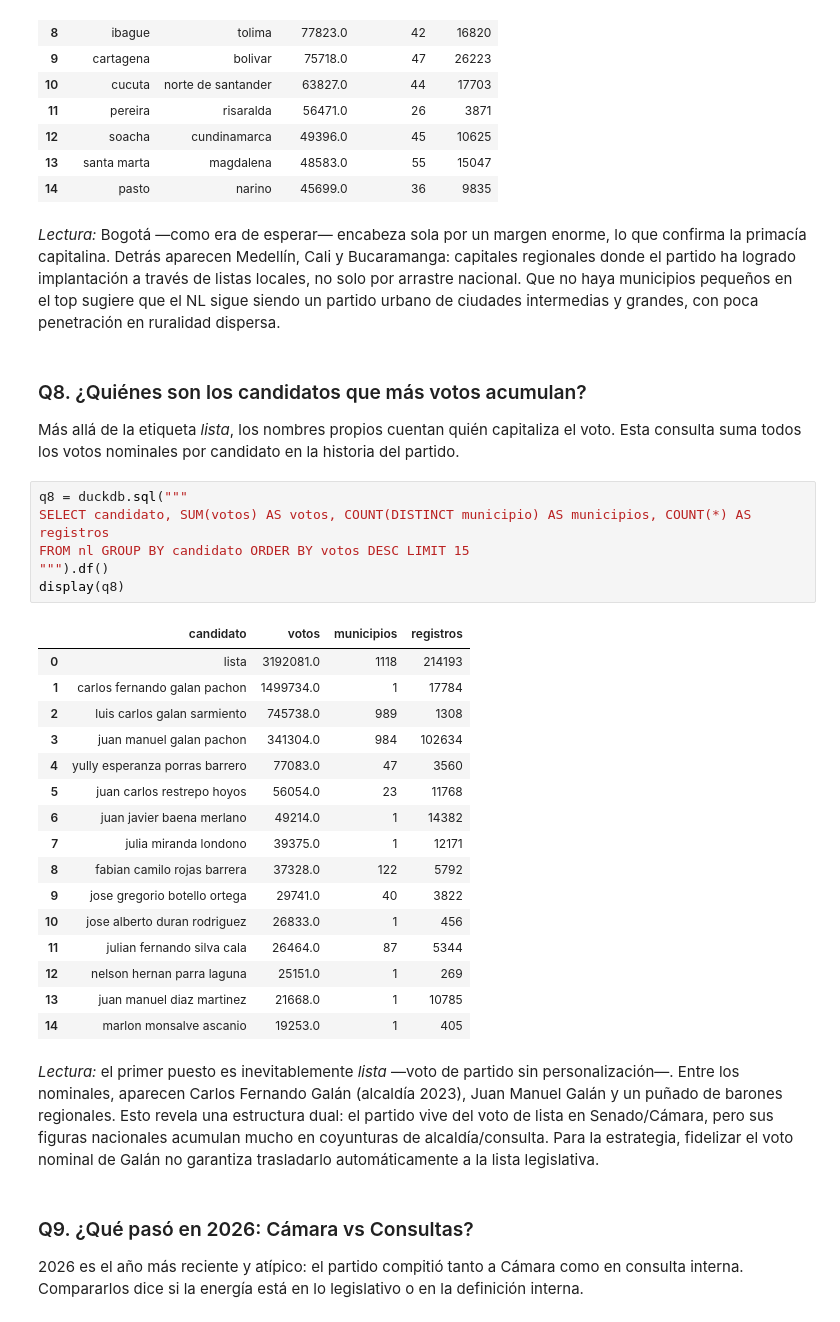
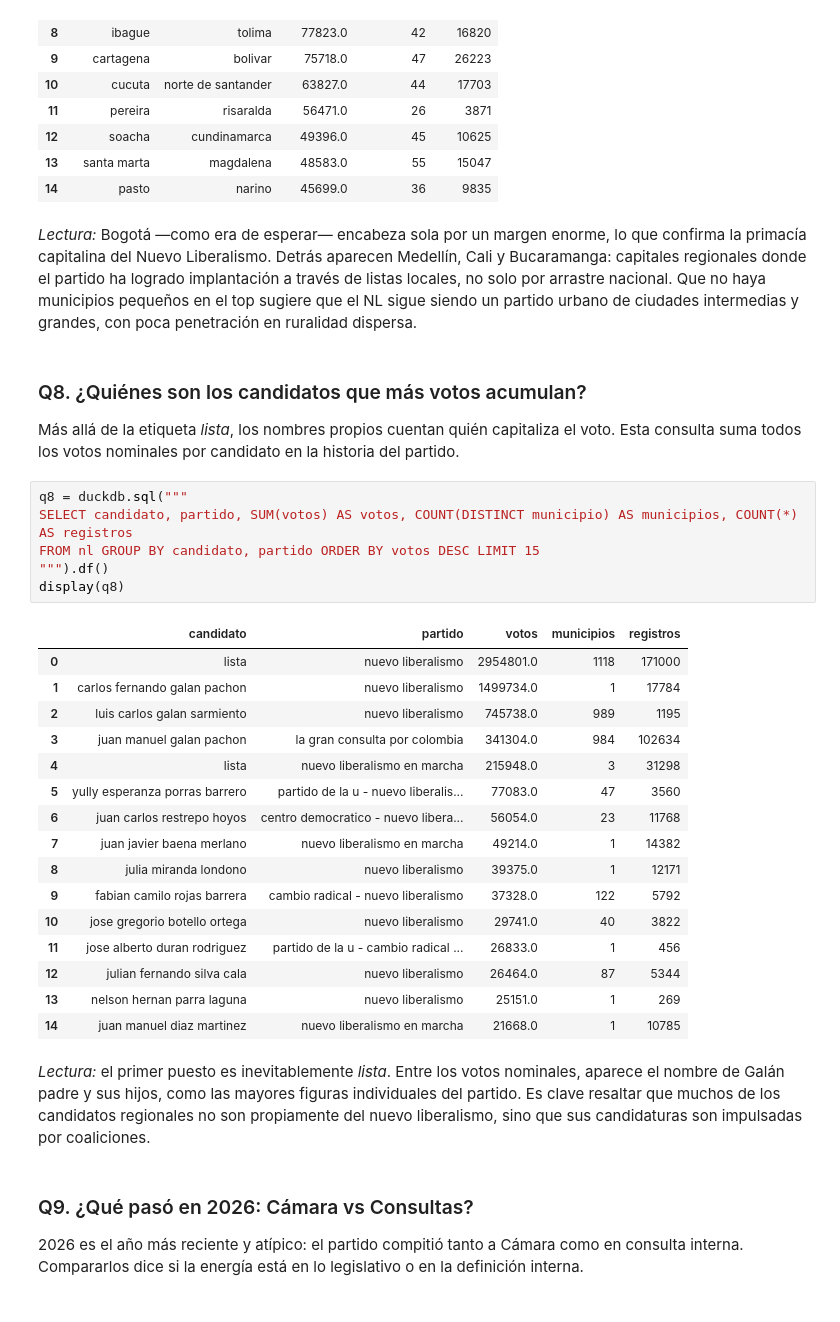
Before and after one commit to luisangelquezada88-netizen/analitica-electoral-nuevo-liberalismo, a Jupyter notebook: notebooks/02_eda_geoespacial.ipynb, the cells around one changed output. Drawn from its saved outputs; the diff is of its cells as text.

```diff
--- a/notebooks/02_eda_geoespacial.ipynb
+++ b/notebooks/02_eda_geoespacial.ipynb
@@ -378,36 +376,36 @@ display(q7)
 | 13 | santa marta | magdalena | 48583.0 | 55 | 15047 |
 | 14 | pasto | narino | 45699.0 | 36 | 9835 |
 # %% [markdown]
-*Lectura:* Bogotá —como era de esperar— encabeza sola por un margen enorme, lo que confirma la primacía capitalina. Detrás aparecen Medellín, Cali y Bucaramanga: capitales regionales donde el partido ha logrado implantación a través de listas locales, no solo por arrastre nacional. Que no haya municipios pequeños en el top sugiere que el NL sigue siendo un partido urbano de ciudades intermedias y grandes, con poca penetración en ruralidad dispersa.
+*Lectura:* Bogotá —como era de esperar— encabeza sola por un margen enorme, lo que confirma la primacía capitalina del Nuevo Liberalismo. Detrás aparecen Medellín, Cali y Bucaramanga: capitales regionales donde el partido ha logrado implantación a través de listas locales, no solo por arrastre nacional. Que no haya municipios pequeños en el top sugiere que el NL sigue siendo un partido urbano de ciudades intermedias y grandes, con poca penetración en ruralidad dispersa.
 # %% [markdown]
 ### Q8. ¿Quiénes son los candidatos que más votos acumulan?
 
 Más allá de la etiqueta *lista*, los nombres propios cuentan quién capitaliza el voto. Esta consulta suma todos los votos nominales por candidato en la historia del partido.
 # %%
 q8 = duckdb.sql("""
-SELECT candidato, SUM(votos) AS votos, COUNT(DISTINCT municipio) AS municipios, COUNT(*) AS registros
-FROM nl GROUP BY candidato ORDER BY votos DESC LIMIT 15
+SELECT candidato, partido, SUM(votos) AS votos, COUNT(DISTINCT municipio) AS municipios, COUNT(*) AS registros
+FROM nl GROUP BY candidato, partido ORDER BY votos DESC LIMIT 15
 """).df()
 display(q8)
 # %% [output]
-|  | candidato | votos | municipios | registros |
-| 0 | lista | 3192081.0 | 1118 | 214193 |
-| 1 | carlos fernando galan pachon | 1499734.0 | 1 | 17784 |
-| 2 | luis carlos galan sarmiento | 745738.0 | 989 | 1308 |
-| 3 | juan manuel galan pachon | 341304.0 | 984 | 102634 |
-| 4 | yully esperanza porras barrero | 77083.0 | 47 | 3560 |
-| 5 | juan carlos restrepo hoyos | 56054.0 | 23 | 11768 |
-| 6 | juan javier baena merlano | 49214.0 | 1 | 14382 |
-| 7 | julia miranda londono | 39375.0 | 1 | 12171 |
-| 8 | fabian camilo rojas barrera | 37328.0 | 122 | 5792 |
-| 9 | jose gregorio botello ortega | 29741.0 | 40 | 3822 |
-| 10 | jose alberto duran rodriguez | 26833.0 | 1 | 456 |
-| 11 | julian fernando silva cala | 26464.0 | 87 | 5344 |
-| 12 | nelson hernan parra laguna | 25151.0 | 1 | 269 |
-| 13 | juan manuel diaz martinez | 21668.0 | 1 | 10785 |
-| 14 | marlon monsalve ascanio | 19253.0 | 1 | 405 |
+|  | candidato | partido | votos | municipios | registros |
+| 0 | lista | nuevo liberalismo | 2954801.0 | 1118 | 171000 |
+| 1 | carlos fernando galan pachon | nuevo liberalismo | 1499734.0 | 1 | 17784 |
+| 2 | luis carlos galan sarmiento | nuevo liberalismo | 745738.0 | 989 | 1195 |
+| 3 | juan manuel galan pachon | la gran consulta por colombia | 341304.0 | 984 | 102634 |
+| 4 | lista | nuevo liberalismo en marcha | 215948.0 | 3 | 31298 |
+| 5 | yully esperanza porras barrero | partido de la u - nuevo liberalis... | 77083.0 | 47 | 3560 |
+| 6 | juan carlos restrepo hoyos | centro democratico - nuevo libera... | 56054.0 | 23 | 11768 |
+| 7 | juan javier baena merlano | nuevo liberalismo en marcha | 49214.0 | 1 | 14382 |
+| 8 | julia miranda londono | nuevo liberalismo | 39375.0 | 1 | 12171 |
+| 9 | fabian camilo rojas barrera | cambio radical - nuevo liberalismo | 37328.0 | 122 | 5792 |
+| 10 | jose gregorio botello ortega | nuevo liberalismo | 29741.0 | 40 | 3822 |
+| 11 | jose alberto duran rodriguez | partido de la u - cambio radical ... | 26833.0 | 1 | 456 |
+| 12 | julian fernando silva cala | nuevo liberalismo | 26464.0 | 87 | 5344 |
+| 13 | nelson hernan parra laguna | nuevo liberalismo | 25151.0 | 1 | 269 |
+| 14 | juan manuel diaz martinez | nuevo liberalismo en marcha | 21668.0 | 1 | 10785 |
 # %% [markdown]
-*Lectura:* el primer puesto es inevitablemente *lista* —voto de partido sin personalización—. Entre los nominales, aparecen Carlos Fernando Galán (alcaldía 2023), Juan Manuel Galán y un puñado de barones regionales. Esto revela una estructura dual: el partido vive del voto de lista en Senado/Cámara, pero sus figuras nacionales acumulan mucho en coyunturas de alcaldía/consulta. Para la estrategia, fidelizar el voto nominal de Galán no garantiza trasladarlo automáticamente a la lista legislativa.
+*Lectura:* el primer puesto es inevitablemente *lista*. Entre los votos nominales, aparece el nombre de Galán padre y sus hijos, como las mayores figuras individuales del partido. Es clave resaltar que muchos de los candidatos regionales no son propiamente del nuevo liberalismo, sino que sus candidaturas son impulsadas por coaliciones.
 # %% [markdown]
 ### Q9. ¿Qué pasó en 2026: Cámara vs Consultas?
 
```
Also changed, not shown: parts of 6 cells of this notebook, 11 other files.
